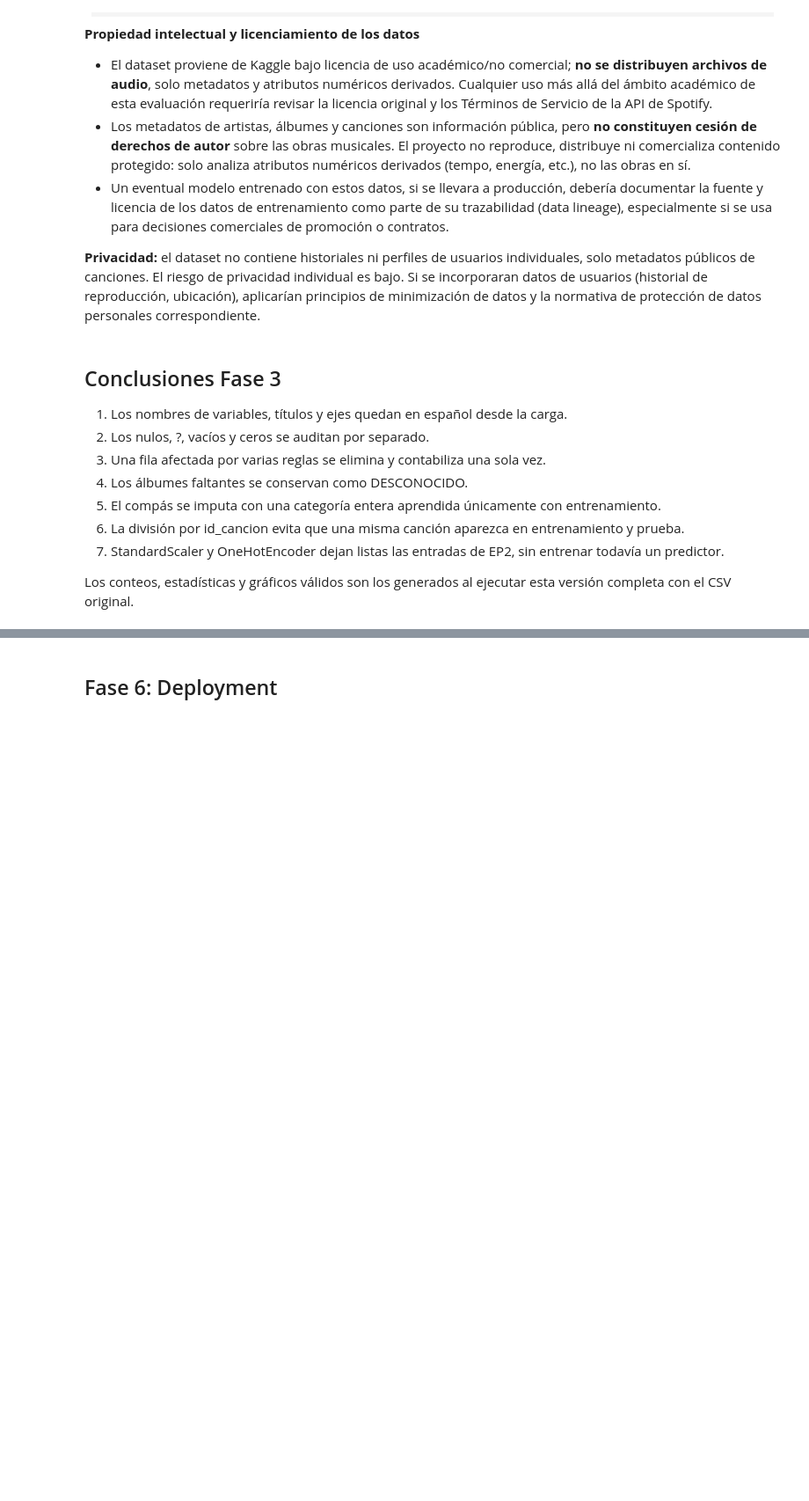
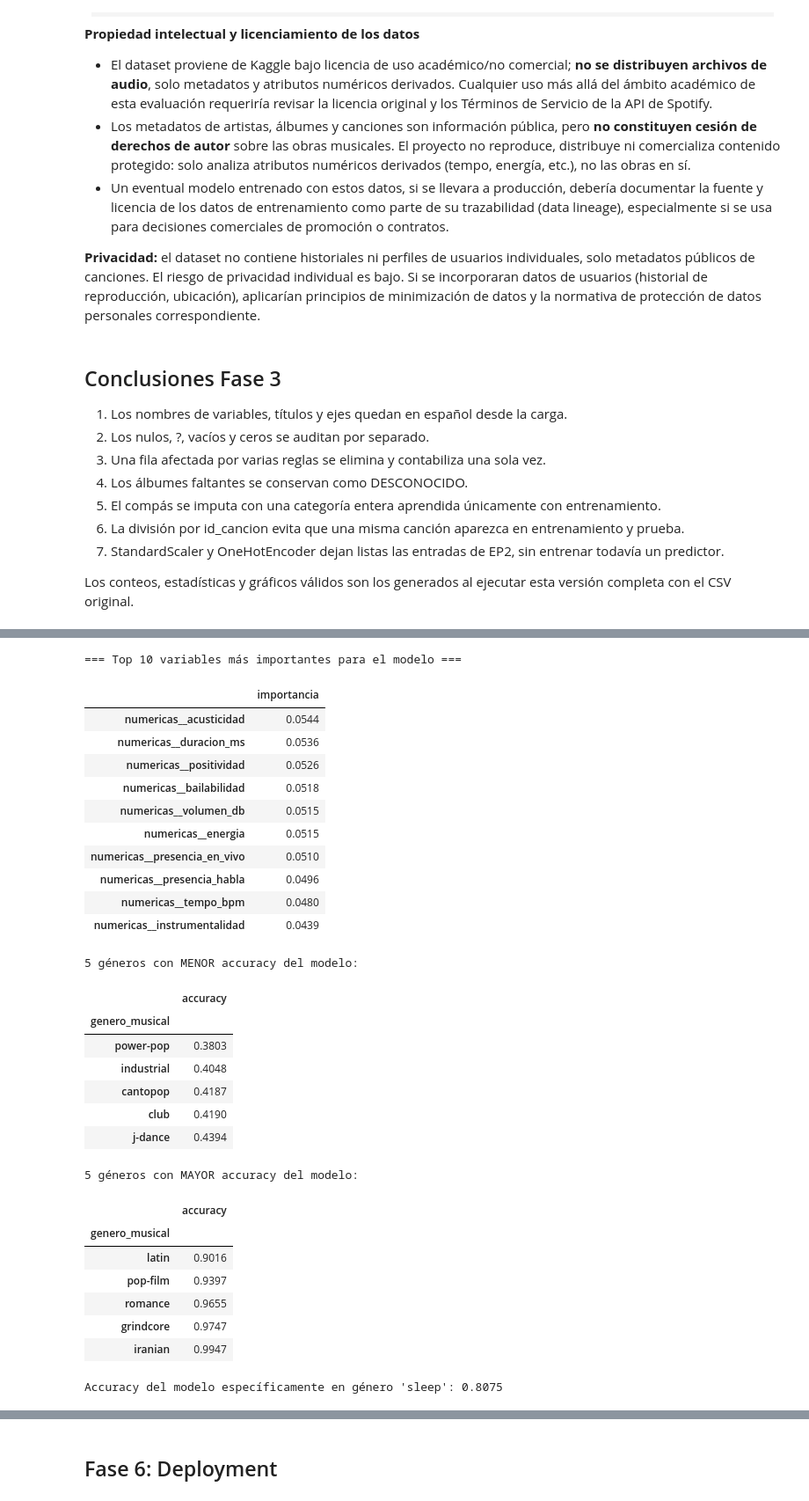
Before and after one commit to ritnight/machine-learning-spotify, a Jupyter notebook: notebooks/EP1_Spotify_CRISP_DM_COMPLETO.ipynb, the cells around one changed output, grey strips where cells are left out. Shown at 88% size. Saved outputs shown, nothing was run; the diff lists cells and outputs as text; code cells hidden in the pictures; blank space fills up the shorter version.

```diff
--- a/notebooks/EP1_Spotify_CRISP_DM_COMPLETO.ipynb
+++ b/notebooks/EP1_Spotify_CRISP_DM_COMPLETO.ipynb
@@ -1243,0 +1357,59 @@ analizar perfiles musicales, sin reemplazar la evaluación del modelo de regresi
+# %%
+# 5.2 Importancia de variables y verificación del sesgo por género (vínculo con 3.11)
+importancias = pd.Series(
+    modelo_rf.feature_importances_, index=preprocessor.get_feature_names_out()
+).sort_values(ascending=False)
+print('=== Top 10 variables más importantes para el modelo ===')
+display(importancias.head(10).to_frame('importancia'))
+
+# Accuracy por género en el conjunto de prueba, para verificar si el sesgo
+# documentado en 3.11 (género 'sleep' sobre-representado en eliminaciones) también
+# se traduce en un desempeño desigual del modelo por género.
+genero_test = X_test['genero_musical'].reset_index(drop=True)
+resultado_test = pd.DataFrame({
+    'genero_musical': genero_test,
+    'real': pd.Series(y_test_clase).reset_index(drop=True),
+    'prediccion': pred_rf,
+})
+resultado_test['acierto'] = resultado_test['real'] == resultado_test['prediccion']
+accuracy_por_genero = (
+    resultado_test.groupby('genero_musical')['acierto']
+    .mean()
+    .sort_values()
+)
+print('\n5 géneros con MENOR accuracy del modelo:')
+display(accuracy_por_genero.head(5).to_frame('accuracy'))
+print('\n5 géneros con MAYOR accuracy del modelo:')
+display(accuracy_por_genero.tail(5).to_frame('accuracy'))
+print(f"\nAccuracy del modelo específicamente en género 'sleep': "
+      f"{accuracy_por_genero.get('sleep', float('nan')):.4f}")
+# %% [output]
+=== Top 10 variables más importantes para el modelo ===
+|  | importancia |
+| numericas__acusticidad | 0.0544 |
+| numericas__duracion_ms | 0.0536 |
+| numericas__positividad | 0.0526 |
+| numericas__bailabilidad | 0.0518 |
+| numericas__volumen_db | 0.0515 |
+| numericas__energia | 0.0515 |
+| numericas__presencia_en_vivo | 0.0510 |
+| numericas__presencia_habla | 0.0496 |
+| numericas__tempo_bpm | 0.0480 |
+| numericas__instrumentalidad | 0.0439 |
+5 géneros con MENOR accuracy del modelo:
+|  | accuracy |
+| genero_musical |  |
+| power-pop | 0.3803 |
+| industrial | 0.4048 |
+| cantopop | 0.4187 |
+| club | 0.4190 |
+| j-dance | 0.4394 |
+5 géneros con MAYOR accuracy del modelo:
+|  | accuracy |
+| genero_musical |  |
+| latin | 0.9016 |
+| pop-film | 0.9397 |
+| romance | 0.9655 |
+| grindcore | 0.9747 |
+| iranian | 0.9947 |
+Accuracy del modelo específicamente en género 'sleep': 0.8075
```
Also changed, not shown: parts of 37 cells of this notebook.
